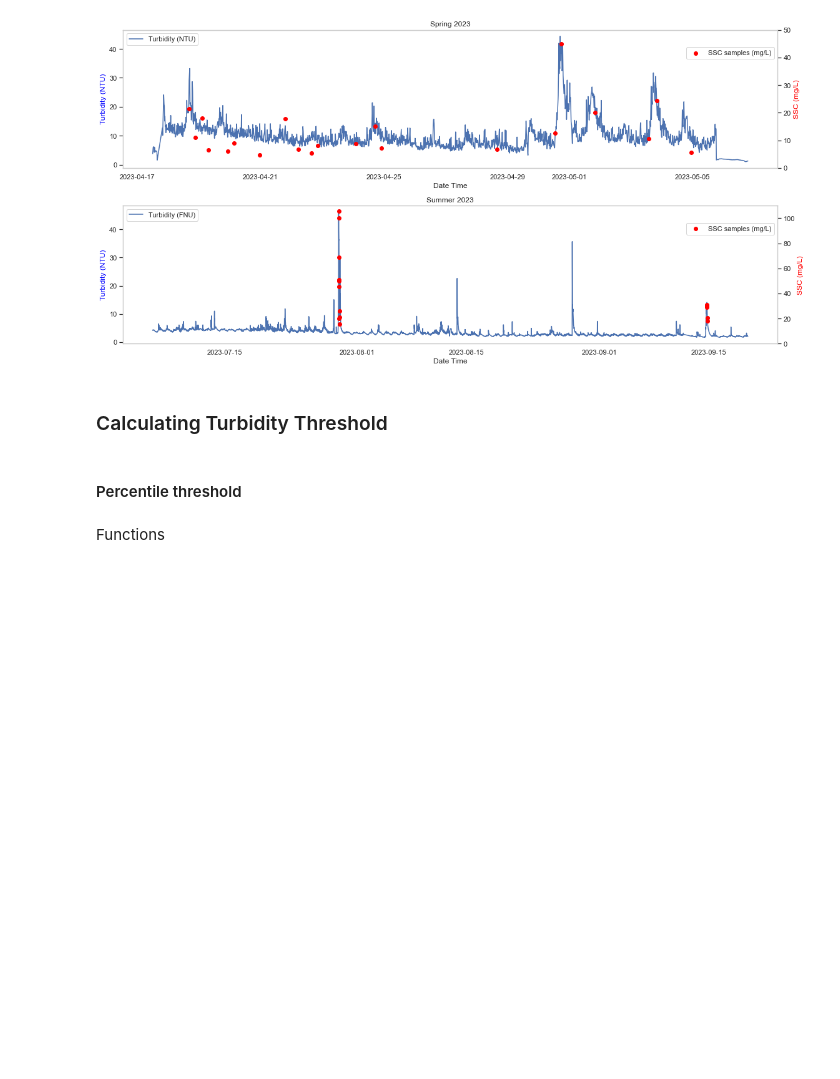
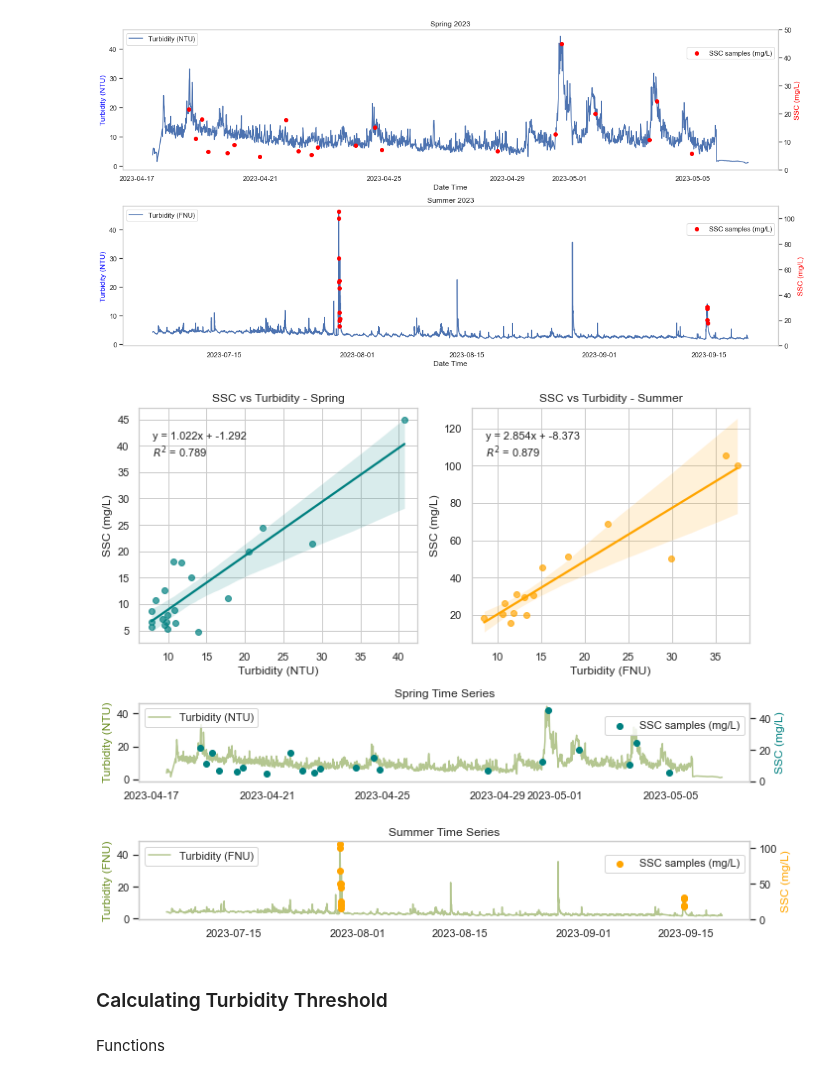
Before and after one commit to nicole-hucke/sediment_trap_paper, a Jupyter notebook: data_analysis/suspended_sediment_analysis/suspension_hyp_averages/hyp_avg_SSC.ipynb, the cells around one changed output. Saved outputs shown, nothing was run; the diff lists cells and outputs as text; code cells hidden in the pictures; blank space fills up the shorter version.

```diff
--- a/data_analysis/suspended_sediment_analysis/suspension_hyp_averages/hyp_avg_SSC.ipynb
+++ b/data_analysis/suspended_sediment_analysis/suspension_hyp_averages/hyp_avg_SSC.ipynb
@@ -134,10 +134,86 @@ plt.tight_layout()
 plt.show()
 # %% [output]
 [figure]
+# %%
+# Create the figure using subplot_mosaic for a custom layout
+fig = plt.figure(figsize=(10, 8))
+ax_dict = fig.subplot_mosaic([['spring_reg', 'summer_reg'],
+                              ['spring_ts', 'spring_ts'],
+                              ['summer_ts', 'summer_ts']],
+                             gridspec_kw={'height_ratios': [3, 1, 1]})
+sns.set(style="whitegrid")
+
+# TOP ROW: REGRESSION PLOTS
+ax_spring_reg = ax_dict['spring_reg']
+ax_summer_reg = ax_dict['summer_reg']
+
+# Spring Regression (top-left)
+x_sp = sp_sample_SSC['TurbClean']
+y_sp = sp_sample_SSC['SSC']
+slope_sp, intercept_sp, r_value_sp, _, _ = linregress(x_sp, y_sp)
+sns.regplot(data=sp_sample_SSC, x='TurbClean', y='SSC',
+            scatter_kws={'alpha': 0.7},
+            line_kws={'color': 'teal'}, color='teal', ax=ax_spring_reg)
+eq_text_sp = f"y = {slope_sp:.3f}x + {intercept_sp:.3f}\n$R^2$ = {r_value_sp**2:.3f}"
+ax_spring_reg.text(0.05, 0.90, eq_text_sp, transform=ax_spring_reg.transAxes,
+                   fontsize=11, verticalalignment='top')
+ax_spring_reg.set_title('SSC vs Turbidity - Spring', fontsize=12)
+ax_spring_reg.set_xlabel('Turbidity (NTU)', fontsize=12)
+ax_spring_reg.set_ylabel('SSC (mg/L)', fontsize=12)
+
+# Summer Regression (top-right)
+x_sm = sm_sample_SSC['TurbClean']
+y_sm = sm_sample_SSC['SSC']
+slope_sm, intercept_sm, r_value_sm, _, _ = linregress(x_sm, y_sm)
+sns.regplot(data=sm_sample_SSC, x='TurbClean', y='SSC',
+            scatter_kws={'alpha': 0.7},
+            line_kws={'color': 'orange'}, color='orange', ax=ax_summer_reg)
+eq_text_sm = f"y = {slope_sm:.3f}x + {intercept_sm:.3f}\n$R^2$ = {r_value_sm**2:.3f}"
+ax_summer_reg.text(0.05, 0.90, eq_text_sm, transform=ax_summer_reg.transAxes,
+                   fontsize=11, verticalalignment='top')
+ax_summer_reg.set_title('SSC vs Turbidity - Summer', fontsize=12)
+ax_summer_reg.set_xlabel('Turbidity (FNU)', fontsize=12)
+ax_summer_reg.set_ylabel('SSC (mg/L)', fontsize=12)
+
+# BOTTOM ROWS: TIME SERIES PLOTS
+ax_spring_ts = ax_dict['spring_ts']
+ax_summer_ts = ax_dict['summer_ts']
+
+# Spring Time Series (bottom-spanning top half)
+ax_sp_ssc = ax_spring_ts.twinx()
+ax_spring_ts.plot(sp_turb.index, sp_turb['TurbClean'], color='olivedrab', label='Turbidity (NTU)', alpha=0.5)
+ax_sp_ssc.scatter(sp_sample_SSC.index, sp_sample_SSC['SSC'], c='teal', marker='o', label='SSC samples (mg/L)')
+#ax_spring_ts.set_xlabel('Date Time', fontsize=12)
+ax_spring_ts.set_ylabel('Turbidity (NTU)', color='olivedrab', fontsize=12)
+ax_sp_ssc.set_ylabel('SSC (mg/L)', color='teal', fontsize=12)
+ax_sp_ssc.set_ylim(0, 50)
+ax_spring_ts.set_title('Spring Time Series', fontsize=12)
+ax_spring_ts.legend(loc='upper left')
+ax_sp_ssc.legend(loc='upper right', bbox_to_anchor=(1, 0.9))
+ax_spring_ts.grid(False)
+ax_sp_ssc.grid(False)
+
+# Summer Time Series (bottom-spanning bottom half)
+ax_sm_ssc = ax_summer_ts.twinx()
+ax_summer_ts.plot(sm_turb.index, sm_turb['TurbClean'], color='olivedrab', label='Turbidity (FNU)', alpha=0.5)
+ax_sm_ssc.scatter(sm_sample_SSC.index, sm_sample_SSC['SSC'], c='orange', marker='o', label='SSC samples (mg/L)')
+#ax_summer_ts.set_xlabel('Date Time', fontsize=12)
+ax_summer_ts.set_ylabel('Turbidity (FNU)', color='olivedrab', fontsize=12)
+ax_sm_ssc.set_ylabel('SSC (mg/L)', color='orange', fontsize=12)
+ax_sm_ssc.set_ylim(0, 110)
+ax_summer_ts.set_title('Summer Time Series', fontsize=12)
+ax_summer_ts.legend(loc='upper left')
+ax_sm_ssc.legend(loc='upper right', bbox_to_anchor=(1, 0.9))
+ax_summer_ts.grid(False)
+ax_sm_ssc.grid(False)
+
+plt.tight_layout()
+plt.savefig('Combined_Regression_TimeSeries.jpg', dpi=500)
+plt.show()
+# %% [output]
+[figure, added]
 # %% [markdown]
 ### Calculating Turbidity Threshold
-# %% [markdown]
-#### Percentile threshold
 # %% [markdown]
 Functions
 # %%
```
Also changed, not shown: parts of 32 cells of this notebook, 14 other files.
